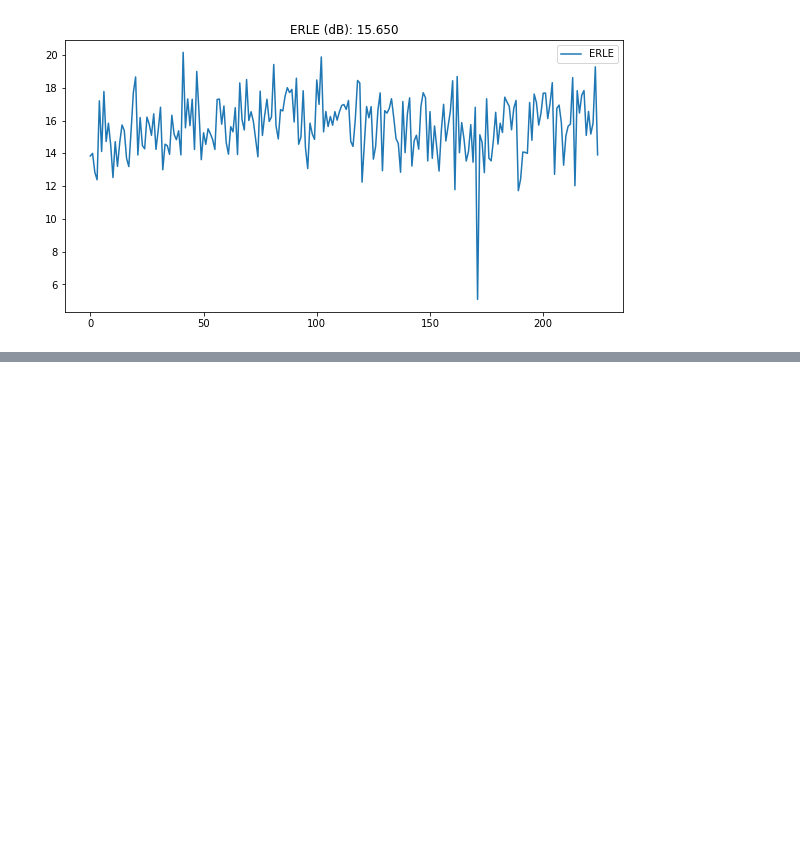
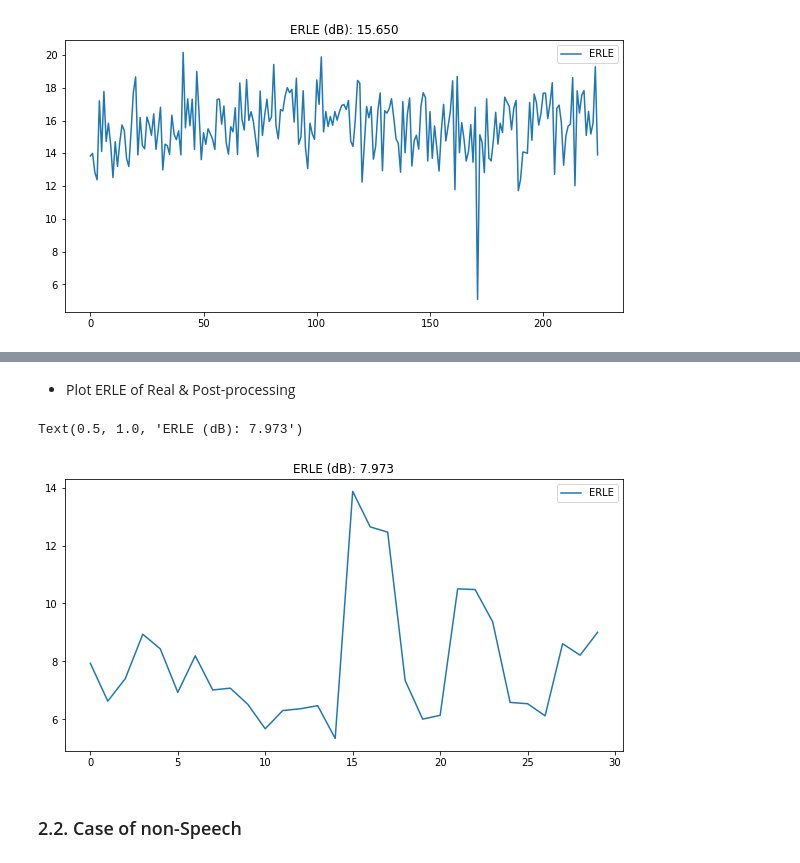
Before and after one commit to woosook0127/Speex_AEC_py, a Jupyter notebook: code/AEC_for_dataset.ipynb, the cells around one changed output, grey strips where cells are left out. Drawn from its saved outputs; the diff is of its cells as text; code cells hidden in the pictures; blank space fills up the shorter version.

```diff
--- a/code/AEC_for_dataset.ipynb
+++ b/code/AEC_for_dataset.ipynb
@@ -100,0 +145,16 @@ ipd.Audio(aec_echo, rate=16000)
+# %%
+save_path = '/home/nas3/project/2023_LG_HA/data/0611_forAEC/'
+save_folder =['estimated/', 'original/']
+
+s_list = glob.glob(save_path + save_folder[1] + '*xu.wav')
+aec_echo_list = glob.glob(save_path + save_folder[0] + '*e.wav')
+
+ERLE_arr = []
+
+for idx, item in tqdm(enumerate(s_list)):
+    xu, _ = sf.read(s_list[idx])
+    x = xu[:, 0]
+    aec_echo, _ = sf.read(aec_echo_list[idx])
+
+    erle = aec.calculate_erle(x, aec_echo, dropout=0.2, tag='real', opt_print=False)
+    ERLE_arr.append(erle)
@@ -100,0 +166,13 @@ ipd.Audio(aec_echo, rate=16000)
+# %% [markdown]
+- Plot ERLE of Real & Post-processing
+# %%
+import matplotlib.pyplot as plt
+
+
+plt.figure(figsize=(10, 5))
+plt.plot(ERLE_arr, label='ERLE')
+plt.legend()
+plt.title(f"ERLE (dB): {np.mean(ERLE_arr):.3f}")
+# %% [output]
+Text(0.5, 1.0, 'ERLE (dB): 7.973')
+[figure, added]
@@ -100,0 +185,2 @@ ipd.Audio(aec_echo, rate=16000)
+# %% [markdown]
+### 2.2. Case of non-Speech
```
Also changed, not shown: parts of 25 cells of this notebook, 3 other files.
